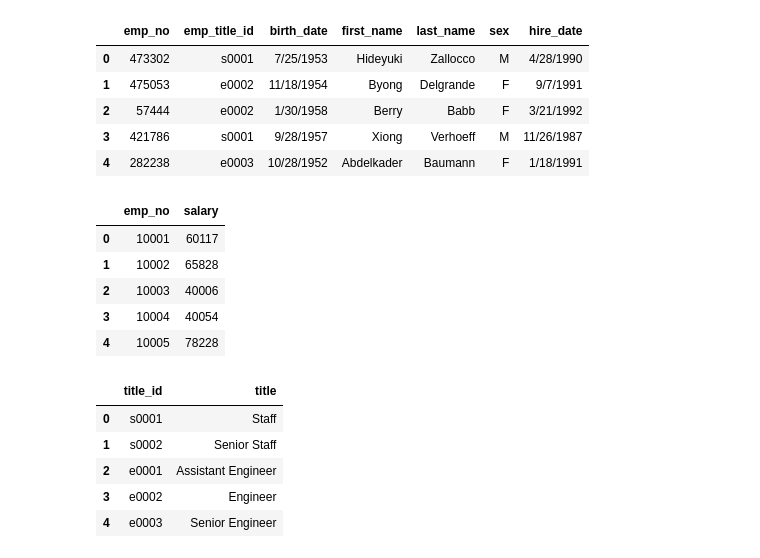
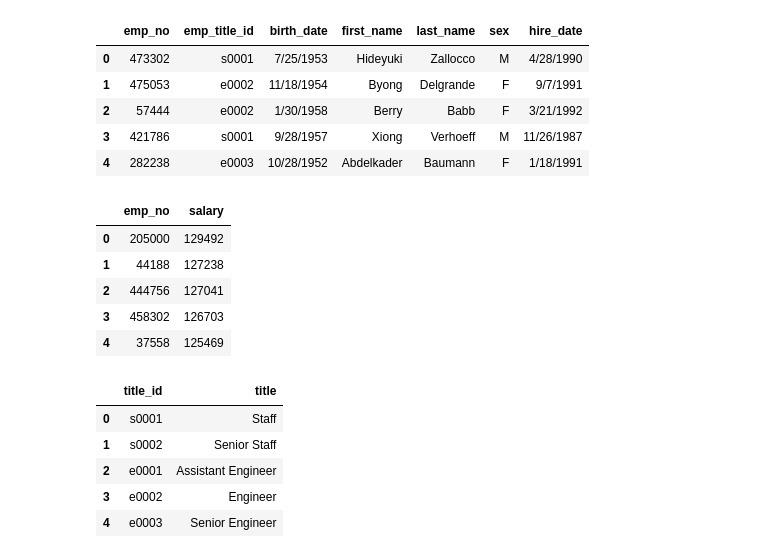
Before and after one commit to haipham110102/sql-challenge, a Jupyter notebook: EmployeeSQL/Employee_SQLs.ipynb, the cells around one changed output. Drawn from its saved outputs; the diff is of its cells as text; code cells hidden in the pictures.

```diff
--- a/EmployeeSQL/Employee_SQLs.ipynb
+++ b/EmployeeSQL/Employee_SQLs.ipynb
@@ -6,12 +6,14 @@ import numpy as np
 import psycopg2
 # %%
 # SQL Alchemy and Create Engine
+
 from sqlalchemy import create_engine
 from config import username, password
 
+#connection = psycopg2.connect(database="Employee_db", user='postgres', password='password', host='127.0.0.1', port= '5432')
 
-from config import username, password
-create_engine(f'postgresql://{username}:{password}@localhost:5432/Emploee_db')
+
+engine = create_engine(f'postgresql://{username}:{password}@localhost:5432/Employee_db')
 
 connection = engine.connect()
 # %%
@@ -28,15 +29,15 @@ employees_data.head()
 | 4 | 282238 | e0003 | 10/28/1952 | Abdelkader | Baumann | F | 1/18/1991 |
 # %%
 # Query All Records in the salaries table
-salaries_data = pd.read_sql("SELECT * FROM salaries", connection)
+salaries_data = pd.read_sql("SELECT * FROM salaries ORDER BY salary desc", connection)
 salaries_data.head()
 # %% [output]
 |  | emp_no | salary |
-| 0 | 10001 | 60117 |
-| 1 | 10002 | 65828 |
-| 2 | 10003 | 40006 |
-| 3 | 10004 | 40054 |
-| 4 | 10005 | 78228 |
+| 0 | 205000 | 129492 |
+| 1 | 44188 | 127238 |
+| 2 | 444756 | 127041 |
+| 3 | 458302 | 126703 |
+| 4 | 37558 | 125469 |
 # %%
 # Query All Records in the title table
 title_data = pd.read_sql("SELECT * FROM titles", connection)
```
Also changed, not shown: parts of 8 cells of this notebook, 1 other file.
